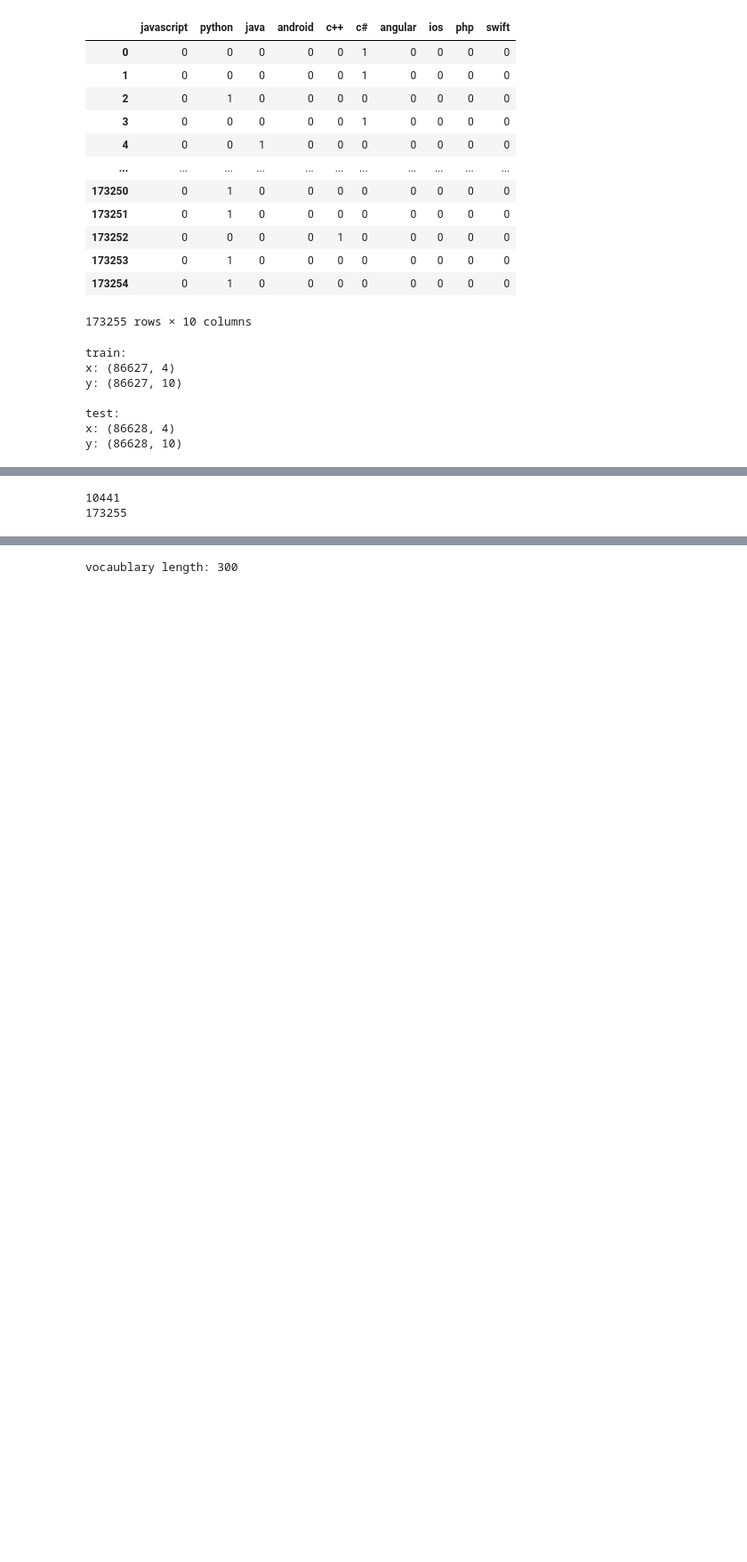
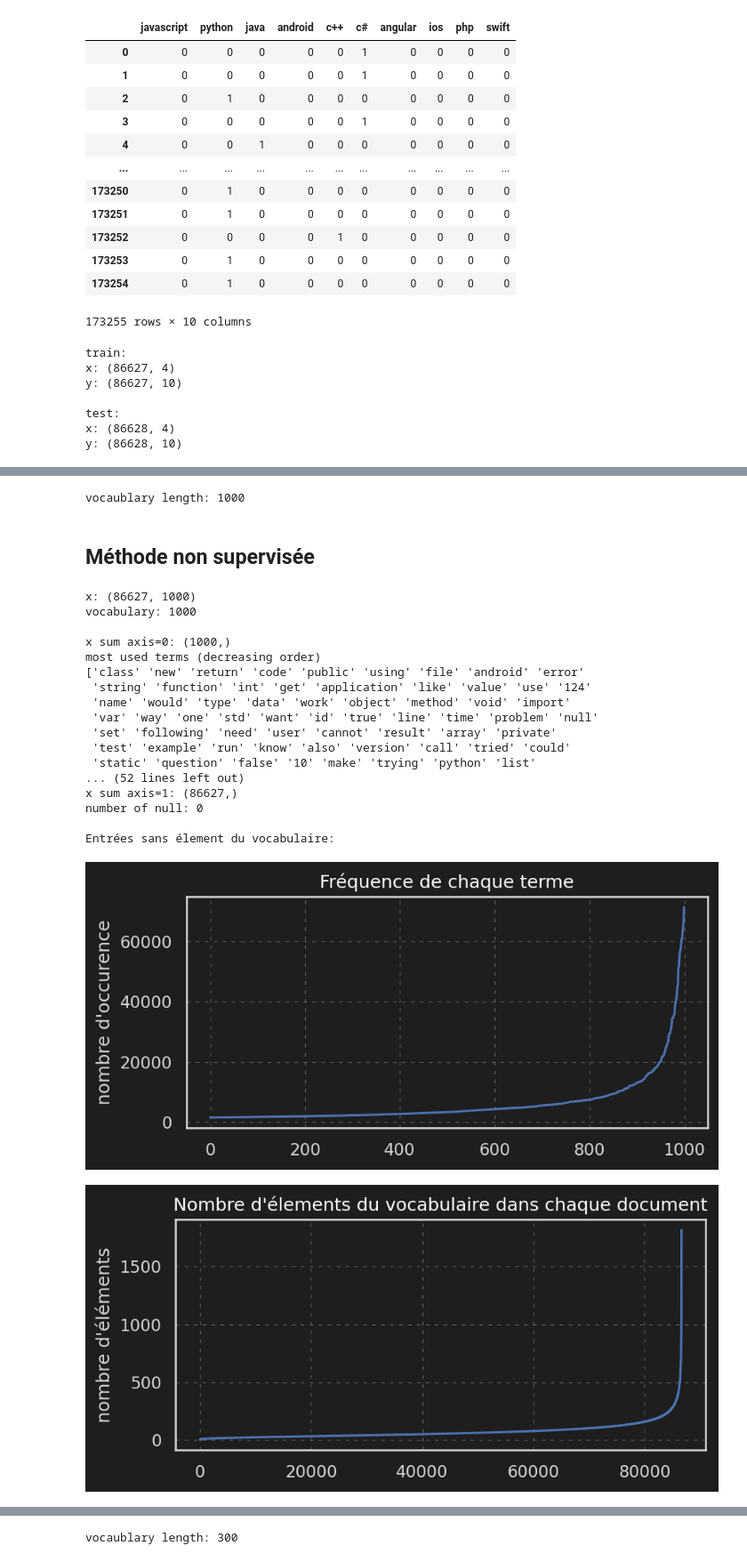
Before and after one commit to Thomas-Durand-Texte/OC-formation-Ingenieur-Machine-Learning, a Jupyter notebook: Projetcs/05_Cétégoriser_automatiquement_des_questions/notebook_essais.ipynb, the cells around one changed output, grey strips where cells are left out. Shown at 89% size. Drawn from its saved outputs; the diff is of its cells as text; code cells hidden in the pictures; blank space fills up the shorter version.

```diff
--- a/Projetcs/05_Cétégoriser_automatiquement_des_questions/notebook_essais.ipynb
+++ b/Projetcs/05_Cétégoriser_automatiquement_des_questions/notebook_essais.ipynb
@@ -100,8 +84,2 @@ y: (86628, 10)
-# %%
-print( (df_tags.sum(axis=1) > 1).sum() )
-print(len(df))
-# %% [output]
-10441
-173255
 # %%
 features = ['Title_processed', 'Body_processed']
@@ -107,0 +87,13 @@ features = ['Title_processed', 'Body_processed']
+# %%
+vectorised = funcs.Vectorised()
+vectorised.initialize_data('tfidf',
+                           funcs.concat_str_features(x_train, features),
+                           y_train,
+                           min_df=100, max_df=0.95, max_features=1000
+                           )
+vectorised.set('test', funcs.concat_str_features(x_test, features))
+prediction_tags = vectorised.get_prediction_tags()
+# %% [output]
+vocaublary length: 1000
+# %% [markdown]
+## Méthode non supervisée
@@ -107,0 +108,24 @@ features = ['Title_processed', 'Body_processed']
+# %%
+importlib.reload(funcs)
+funcs.plot_sum_vectorizer(funcs.concat_str_features(x_train, features),
+                          tmp)
+# %% [output]
+x: (86627, 1000)
+vocabulary: 1000
+
+x sum axis=0: (1000,)
+most used terms (decreasing order)
+['class' 'new' 'return' 'code' 'public' 'using' 'file' 'android' 'error'
+ 'string' 'function' 'int' 'get' 'application' 'like' 'value' 'use' '124'
+ 'name' 'would' 'type' 'data' 'work' 'object' 'method' 'void' 'import'
+ 'var' 'way' 'one' 'std' 'want' 'id' 'true' 'line' 'time' 'problem' 'null'
+ 'set' 'following' 'need' 'user' 'cannot' 'result' 'array' 'private'
+ 'test' 'example' 'run' 'know' 'also' 'version' 'call' 'tried' 'could'
+ 'static' 'question' 'false' '10' 'make' 'trying' 'python' 'list'
+... (52 lines left out)
+x sum axis=1: (86627,)
+number of null: 0
+
+Entrées sans élement du vocabulaire:
+[figure, added]
+[figure, added]
```
Also changed, not shown: parts of 77 cells of this notebook, 16 other files.
